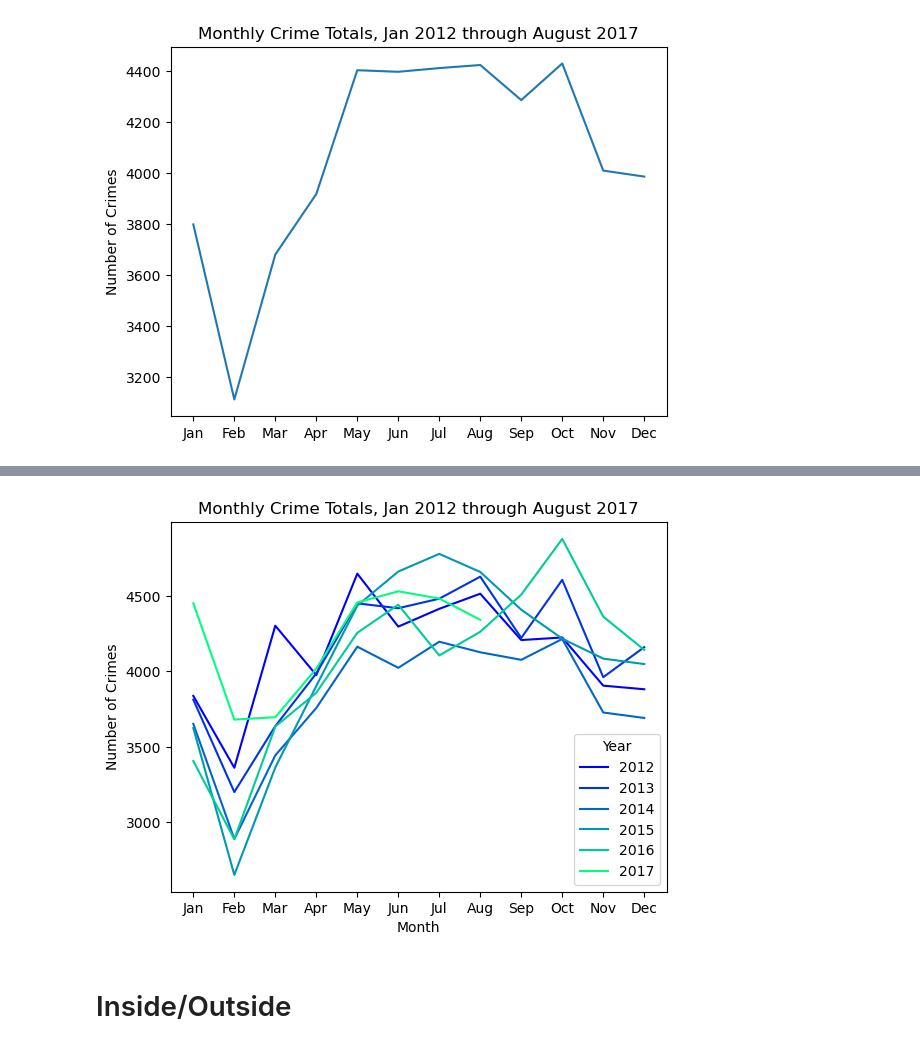
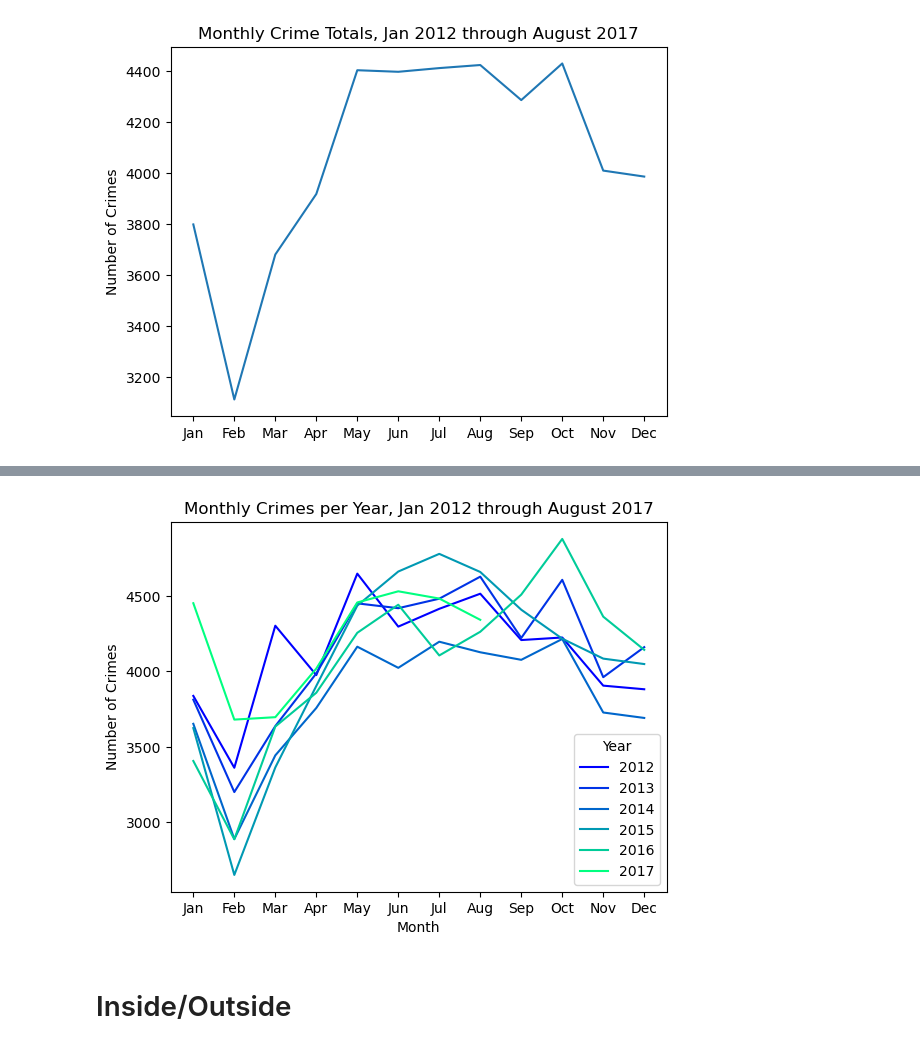
Before and after one commit to johbry17/Crime-in-Baltimore, a Jupyter notebook: Resources/miscellaneous/test.ipynb, the cells around one changed output, grey strips where cells are left out. Cells and saved outputs as stored; diff of their text form; code cells hidden in the pictures.

```diff
--- a/Resources/miscellaneous/test.ipynb
+++ b/Resources/miscellaneous/test.ipynb
@@ -212,21 +225,21 @@ Name: Year, dtype: float64
 # %%
 import calendar
 
 year_df = df.copy()
 year_df["Year"] = year_df.CrimeDate.dt.year
 year_df["Month"] = year_df.CrimeDate.dt.month
 year_df = year_df[year_df.CrimeDate < "2017-09-01"]
 
 _ = year_df.groupby("Month")["Year"].value_counts().unstack()
 _.plot(kind='line', cmap=plt.colormaps.get_cmap('winter'))
 
 # Format the plot
 plt.xticks(range(1, 13), labels=calendar.month_abbr[1:])
 plt.ylabel("Number of Crimes")
-plt.title("Monthly Crime Totals, Jan 2012 through August 2017")
+plt.title("Monthly Crimes per Year, Jan 2012 through August 2017")
 plt.show()
 # %% [output]
-[figure, old version]
+[figure, new version]
 # %% [markdown]
 # Inside/Outside
 # %%
```
Also changed, not shown: parts of 7 cells of this notebook.
